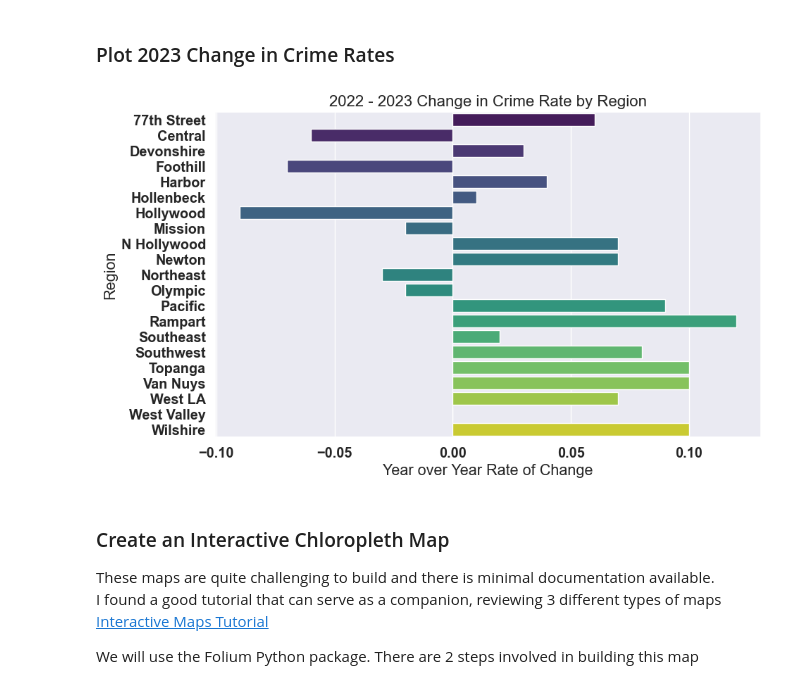
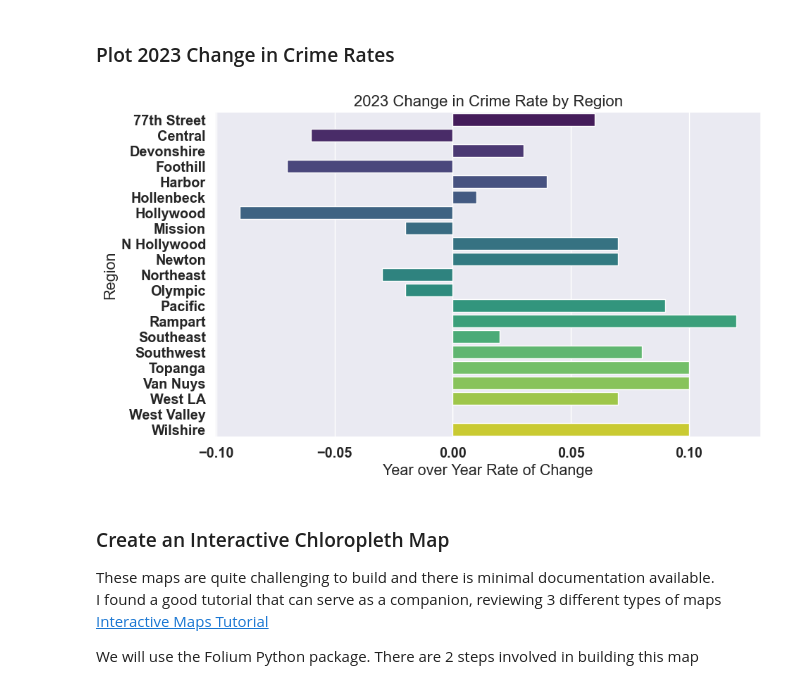
Before and after one commit to DanHerman212/los_angeles_crime, a Jupyter notebook: notebooks/1_exploratory_analysis.ipynb, the cells around one changed output. Cells and saved outputs as stored; diff of their text form; code cells hidden in the pictures.

```diff
--- a/notebooks/1_exploratory_analysis.ipynb
+++ b/notebooks/1_exploratory_analysis.ipynb
@@ -209,12 +209,12 @@ plt.show()
 # %%
 fig, ax = plt.subplots(figsize=(10, 6))
 sns.barplot(x=2023, y='AREANAME', hue='AREANAME', data=rate, ax=ax, palette='viridis')
-plt.title('2022 - 2023 Change in Crime Rate by Region', fontsize=16)
+plt.title('2023 Change in Crime Rate by Region', fontsize=16)
 plt.xlabel('Year over Year Rate of Change')
 plt.ylabel('Region')
 plt.show()
 # %% [output]
-[figure, old version]
+[figure, new version]
 # %% [markdown]
 ### Create an Interactive Chloropleth Map
 These maps are quite challenging to build and there is minimal documentation available.<br>
```
Also changed, not shown: parts of 2 cells of this notebook.
